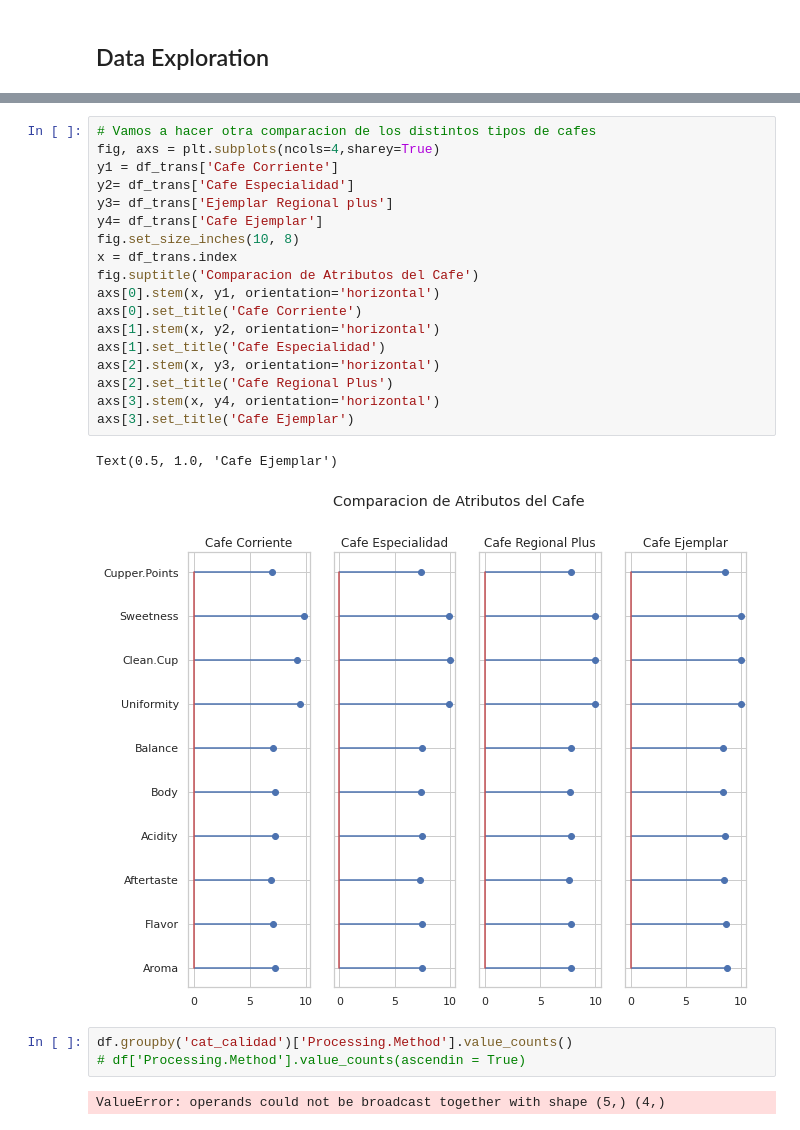
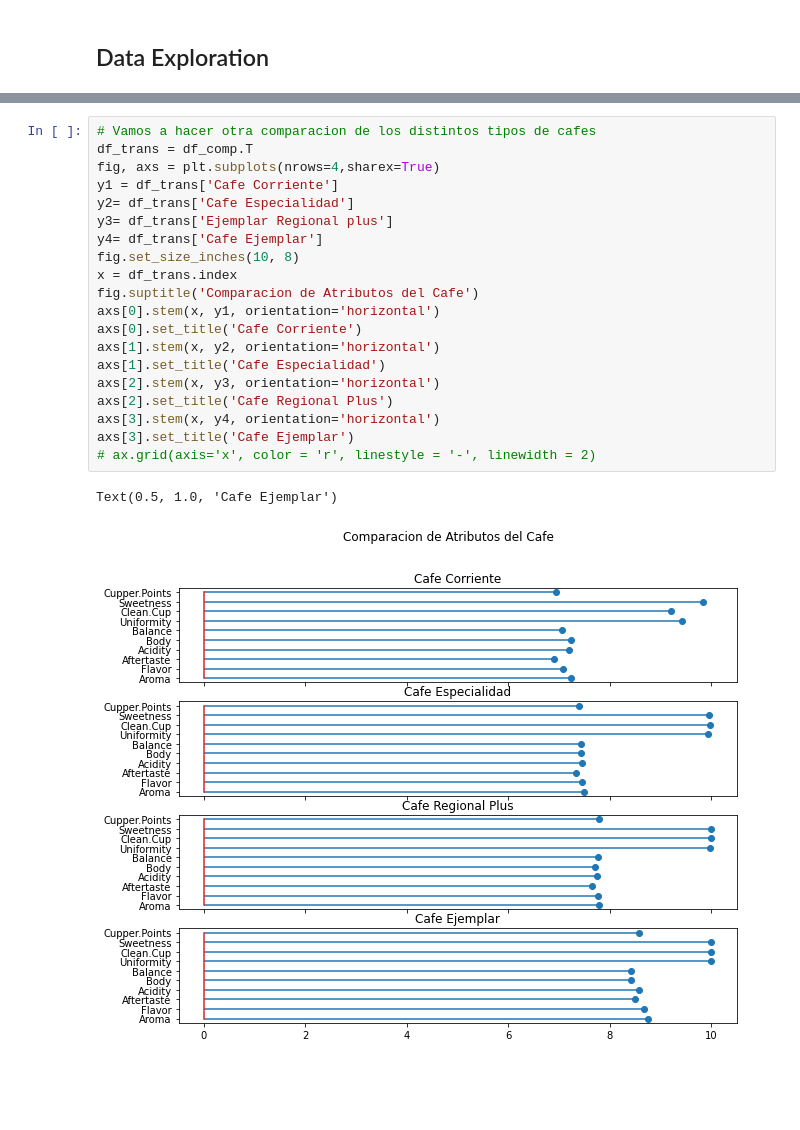
Before and after one commit to jagg2994/Cafe-dataset, a Jupyter notebook: notebook.ipynb, the cells around one changed output, grey strips where cells are left out. Drawn from its saved outputs; the diff is of its cells as text; blank space fills up the shorter version.

```diff
--- a/notebook.ipynb
+++ b/notebook.ipynb
@@ -261,26 +260,23 @@ plt.show()
 # %%
 # Vamos a hacer otra comparacion de los distintos tipos de cafes
-fig, axs = plt.subplots(ncols=4,sharey=True)
+df_trans = df_comp.T
+fig, axs = plt.subplots(nrows=4,sharex=True)
 y1 = df_trans['Cafe Corriente']
 y2= df_trans['Cafe Especialidad']
 y3= df_trans['Ejemplar Regional plus']
 y4= df_trans['Cafe Ejemplar']
 fig.set_size_inches(10, 8)
 x = df_trans.index
 fig.suptitle('Comparacion de Atributos del Cafe')
 axs[0].stem(x, y1, orientation='horizontal')
 axs[0].set_title('Cafe Corriente')
 axs[1].stem(x, y2, orientation='horizontal')
 axs[1].set_title('Cafe Especialidad')
 axs[2].stem(x, y3, orientation='horizontal')
 axs[2].set_title('Cafe Regional Plus')
 axs[3].stem(x, y4, orientation='horizontal')
 axs[3].set_title('Cafe Ejemplar')
+# ax.grid(axis='x', color = 'r', linestyle = '-', linewidth = 2)
 # %% [output]
 Text(0.5, 1.0, 'Cafe Ejemplar')
-[figure, old version]
+[figure, new version]
-# %%
-df.groupby('cat_calidad')['Processing.Method'].value_counts()
-# df['Processing.Method'].value_counts(ascendin = True)
-# %% [output]
-ValueError: operands could not be broadcast together with shape (5,) (4,)
```
Also changed, not shown: parts of 8 cells of this notebook, 1 other file.
